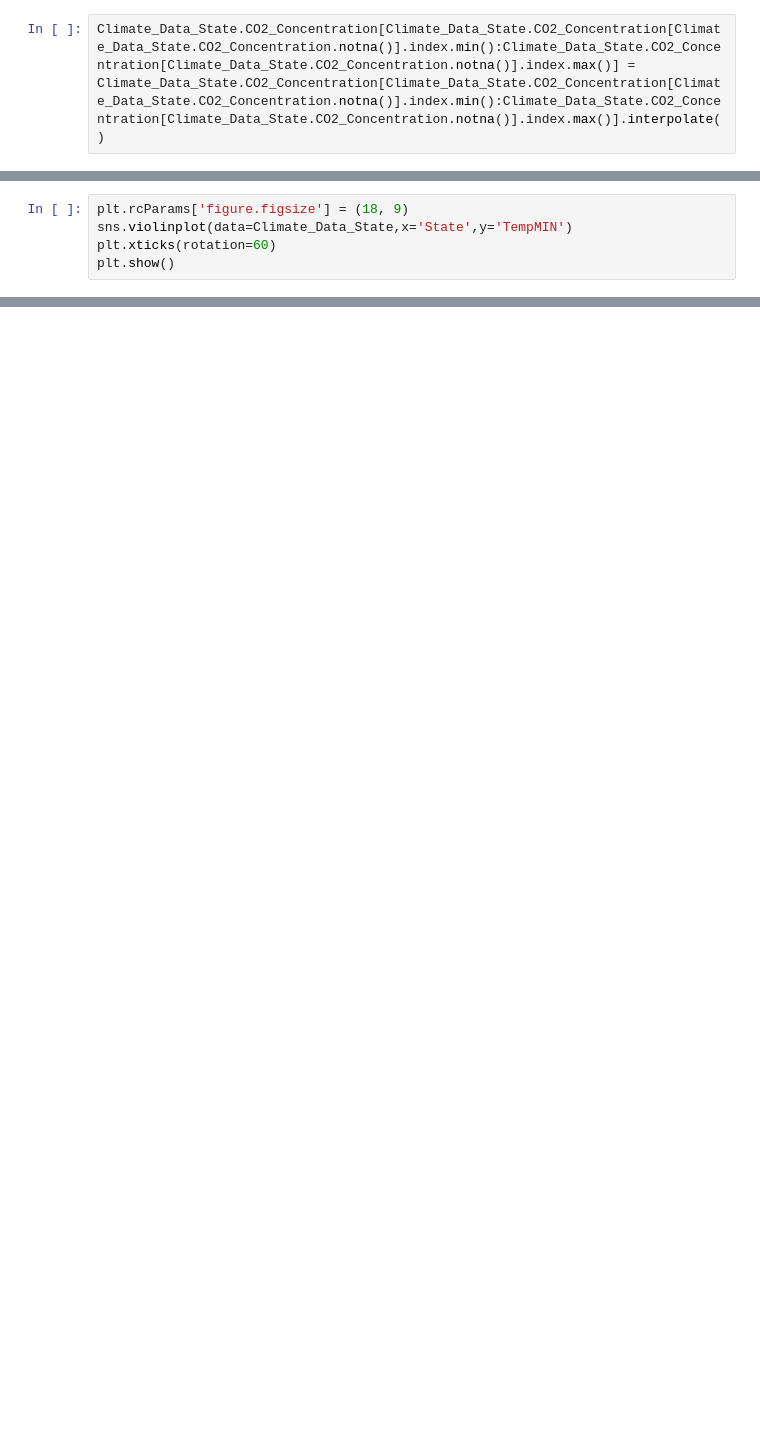
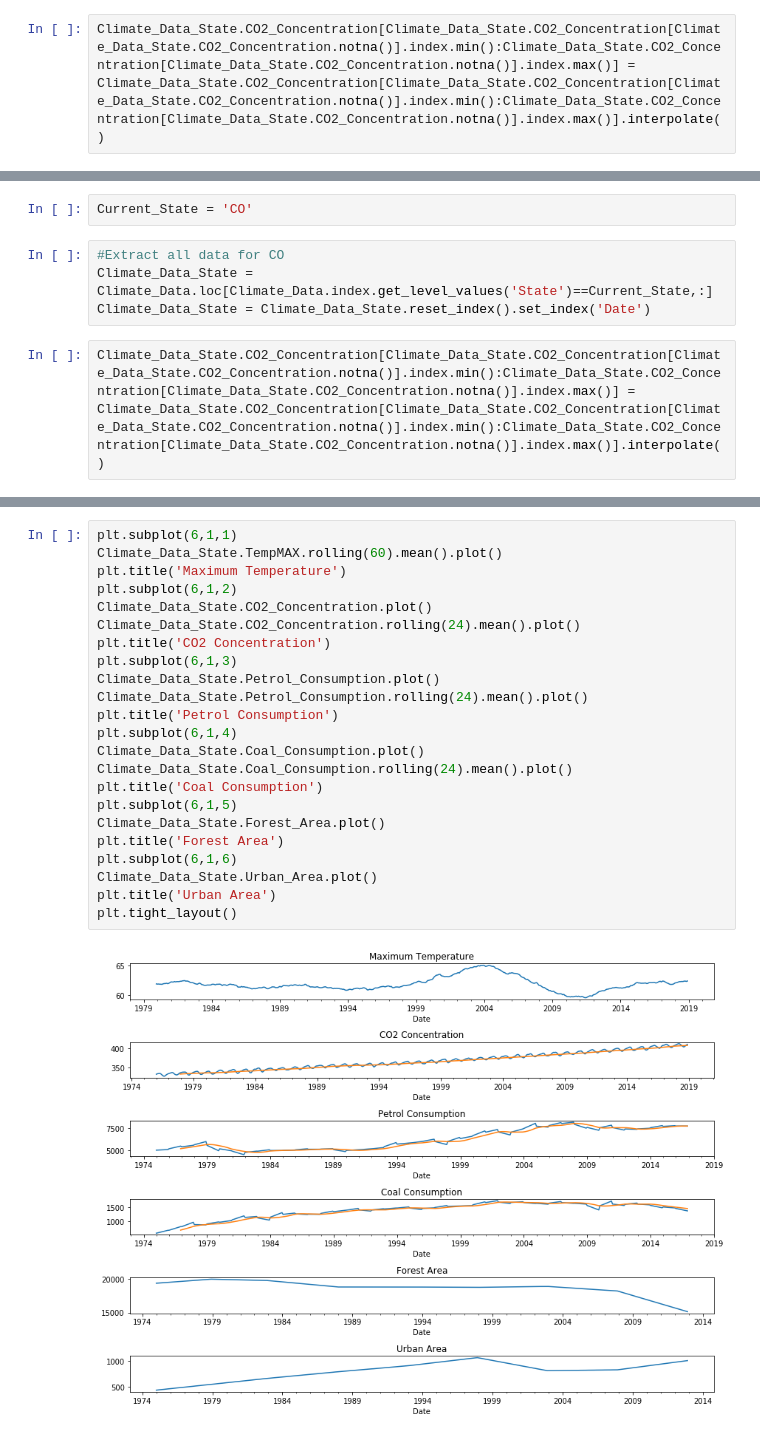
Before and after one commit to KrishnaMuluguru/ClimateChangeProject, a Jupyter notebook: ClimateChangeAnalysis.ipynb, the cells around one changed output, grey strips where cells are left out. Drawn from its saved outputs; the diff is of its cells as text; blank space fills up the shorter version.

```diff
--- a/ClimateChangeAnalysis.ipynb
+++ b/ClimateChangeAnalysis.ipynb
@@ -220,5 +199,0 @@ Climate_Data_State['Year'] = list(Climate_Data_State.reset_index().Date.dt.year)
-# %%
-plt.rcParams['figure.figsize'] = (18, 9)
-sns.violinplot(data=Climate_Data_State,x='State',y='TempMIN')
-plt.xticks(rotation=60)
-plt.show()
@@ -226,0 +204,8 @@ plt.show()
+# %%
+Current_State = 'CO'
+# %%
+#Extract all data for CO
+Climate_Data_State = Climate_Data.loc[Climate_Data.index.get_level_values('State')==Current_State,:]
+Climate_Data_State = Climate_Data_State.reset_index().set_index('Date')
+# %%
+Climate_Data_State.CO2_Concentration[Climate_Data_State.CO2_Concentration[Climate_Data_State.CO2_Concentration.notna()].index.min():Climate_Data_State.CO2_Concentration[Climate_Data_State.CO2_Concentration.notna()].index.max()] = Climate_Data_State.CO2_Concentration[Climate_Data_State.CO2_Concentration[Climate_Data_State.CO2_Concentration.notna()].index.min():Climate_Data_State.CO2_Concentration[Climate_Data_State.CO2_Concentration.notna()].index.max()].interpolate()
@@ -226,0 +238,25 @@ plt.show()
+# %%
+plt.subplot(6,1,1)
+Climate_Data_State.TempMAX.rolling(60).mean().plot()
+plt.title('Maximum Temperature')
+plt.subplot(6,1,2)
+Climate_Data_State.CO2_Concentration.plot()
+Climate_Data_State.CO2_Concentration.rolling(24).mean().plot()
+plt.title('CO2 Concentration')
+plt.subplot(6,1,3)
+Climate_Data_State.Petrol_Consumption.plot()
+Climate_Data_State.Petrol_Consumption.rolling(24).mean().plot()
+plt.title('Petrol Consumption')
+plt.subplot(6,1,4)
+Climate_Data_State.Coal_Consumption.plot()
+Climate_Data_State.Coal_Consumption.rolling(24).mean().plot()
+plt.title('Coal Consumption')
+plt.subplot(6,1,5)
+Climate_Data_State.Forest_Area.plot()
+plt.title('Forest Area')
+plt.subplot(6,1,6)
+Climate_Data_State.Urban_Area.plot()
+plt.title('Urban Area')
+plt.tight_layout()
+# %% [output]
+[figure, added]
```
Also changed, not shown: parts of 66 cells of this notebook.
